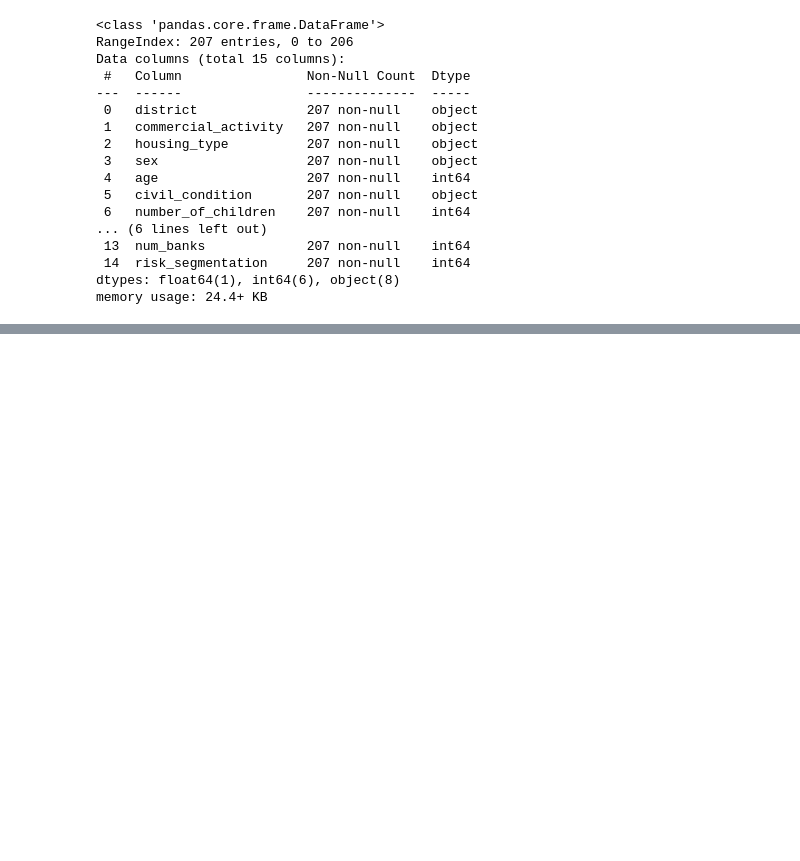
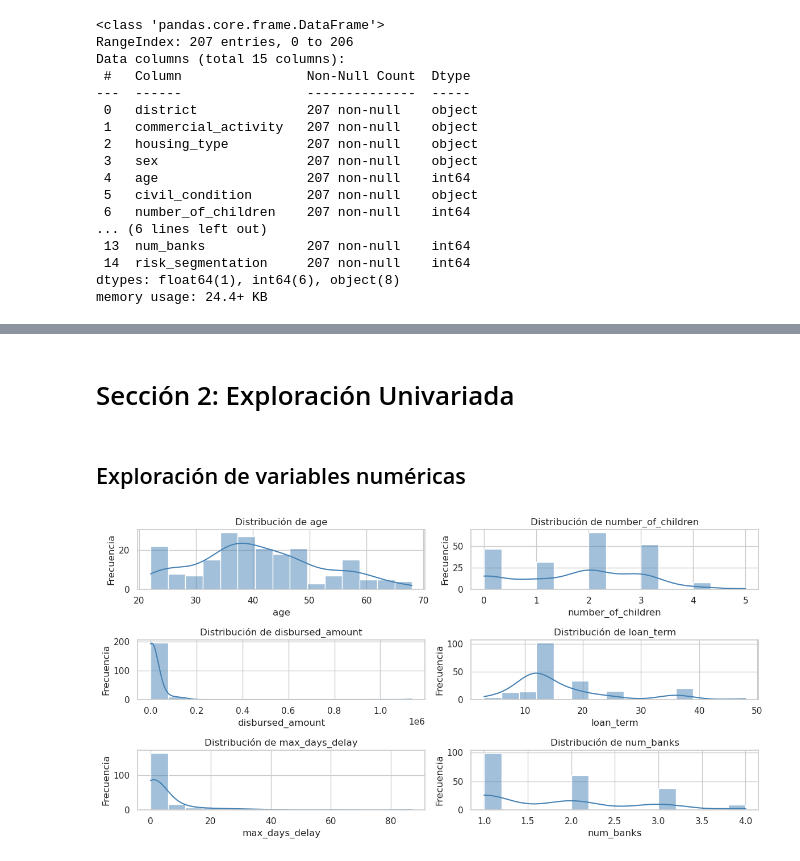
Before and after one commit to raulc03/credit_risk_miBanco_2018, a Jupyter notebook: CreditRisk2018.ipynb, the cells around one changed output, grey strips where cells are left out. Cells and saved outputs as stored; diff of their text form; code cells hidden in the pictures; blank space fills up the shorter version.

```diff
--- a/CreditRisk2018.ipynb
+++ b/CreditRisk2018.ipynb
@@ -198,5 +50,0 @@ plt.title('Type of Warranty vs. Risk Segmentation');
-# %%
-ax = sns.countplot(df, x='qualification_system', hue='risk_segmentation');
-for i in range(5):
-    ax.bar_label(ax.containers[i])
-plt.title('Qualification System vs. Risk Segmentation');
@@ -205,5 +50,0 @@ plt.title('Qualification System vs. Risk Segmentation');
-# %%
-ax = sns.countplot(df, x='num_banks', hue='risk_segmentation');
-for i in range(5):
-    ax.bar_label(ax.containers[i])
-plt.title('Num Banks vs. Risk Segmentation');
@@ -211,0 +80,22 @@ plt.title('Num Banks vs. Risk Segmentation');
+# %% [markdown]
+# Sección 2: Exploración Univariada
+# %% [markdown]
+## Exploración de variables numéricas
+# %%
+num_cols = ['age', 'number_of_children', 'disbursed_amount', 'loan_term',
+           'max_days_delay', 'num_banks']
+# %%
+def plotNumeric(num_cols):
+    for i, col in enumerate(num_cols, 1):
+        plt.subplot(3, 2, i)
+        sns.histplot(df[col], kde=True, bins=15, color='steelblue')
+        plt.title(f'Distribución de {col}')
+        plt.xlabel(col)
+        plt.ylabel('Frecuencia')
+
+    plt.tight_layout()
+    plt.show()
+# %%
+plotNumeric(num_cols)
+# %% [output]
+[figure, added]
```
Also changed, not shown: parts of 99 cells of this notebook.
